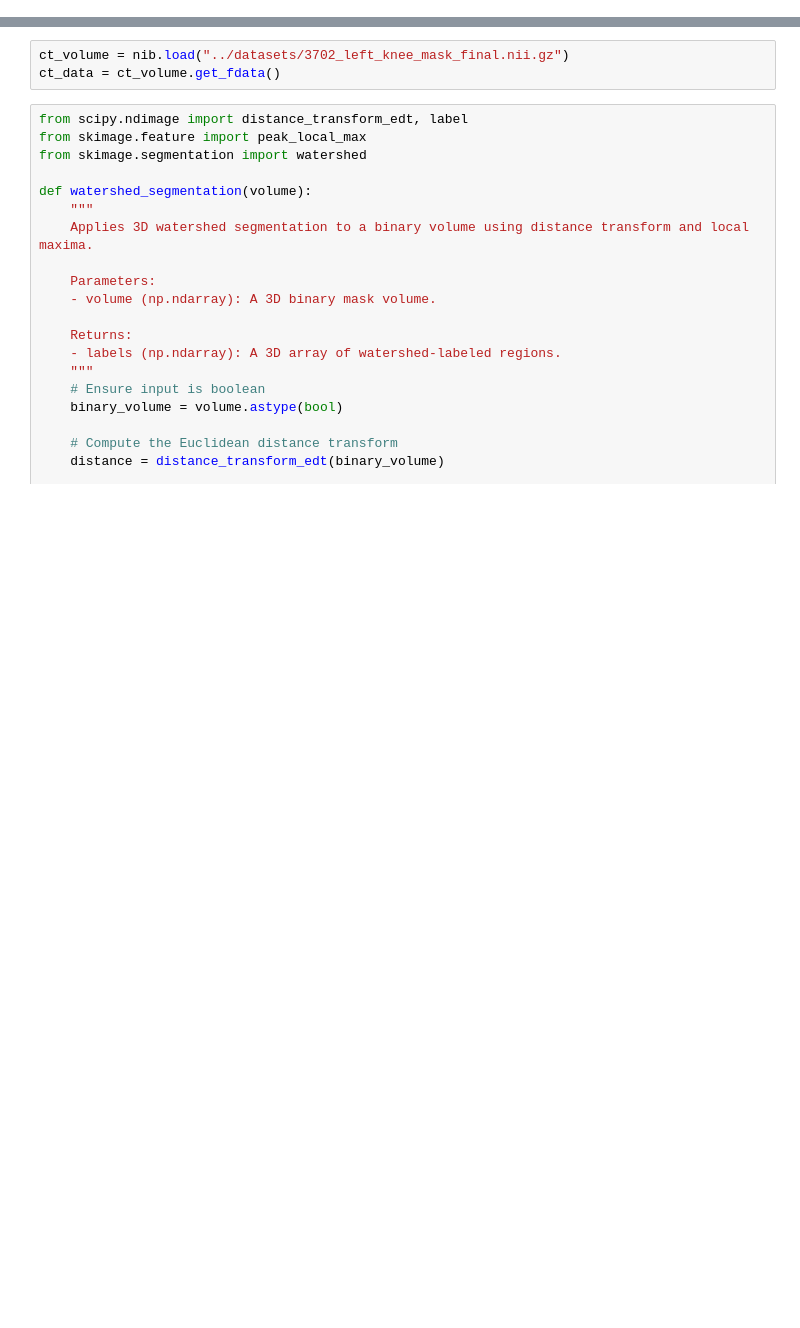
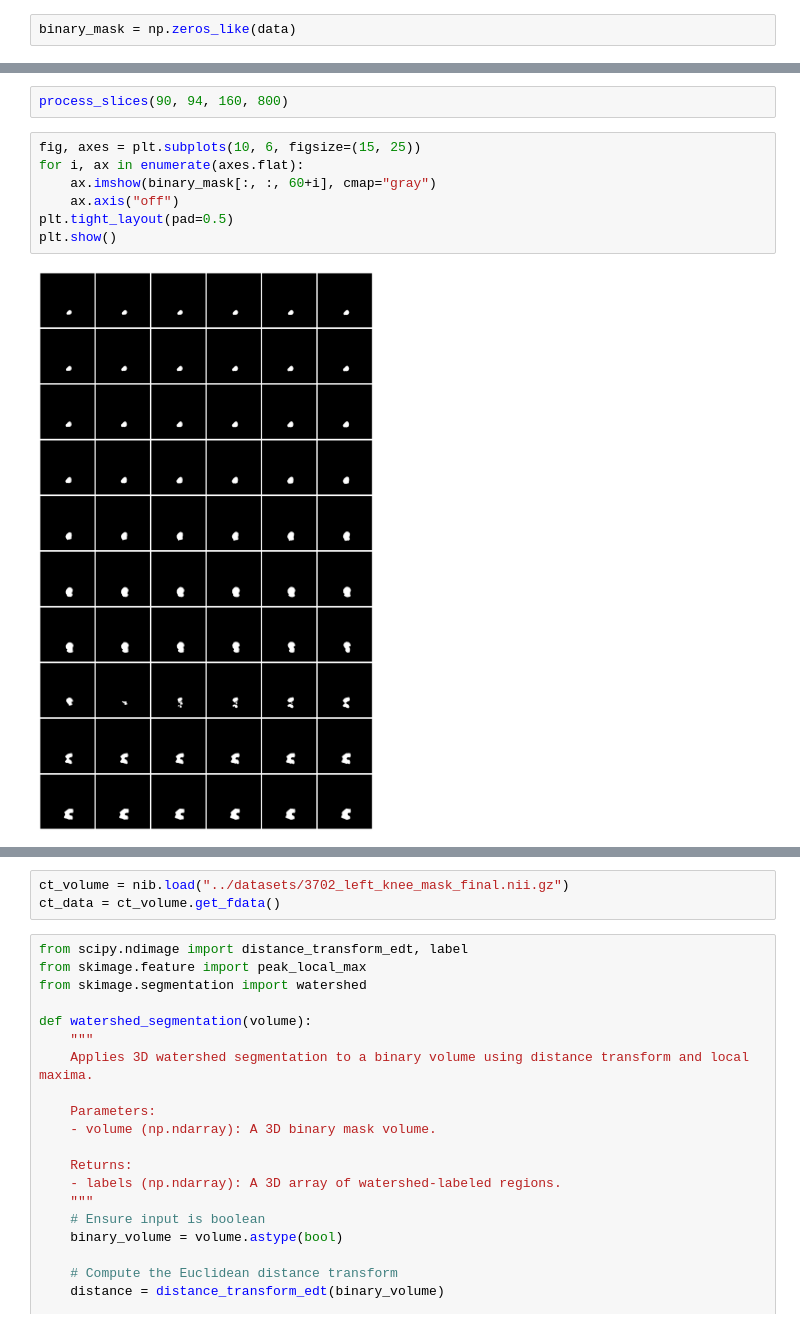
Before and after one commit to a-b365/inside-cnn, a Jupyter notebook: notebooks/notebook.ipynb, the cells around one changed output, grey strips where cells are left out. Cells and saved outputs as stored; diff of their text form; blank space fills up the shorter version.

```diff
--- a/notebooks/notebook.ipynb
+++ b/notebooks/notebook.ipynb
@@ -6,0 +30,2 @@ import matplotlib.pyplot as plt
+# %%
+binary_mask = np.zeros_like(data)
@@ -6,0 +104,11 @@ import matplotlib.pyplot as plt
+# %%
+process_slices(90, 94, 160, 800)
+# %%
+fig, axes = plt.subplots(10, 6, figsize=(15, 25))
+for i, ax in enumerate(axes.flat):
+    ax.imshow(binary_mask[:, :, 60+i], cmap="gray")
+    ax.axis("off")
+plt.tight_layout(pad=0.5)
+plt.show()
+# %% [output]
+[figure, added]
```
Also changed, not shown: parts of 9 cells of this notebook.
